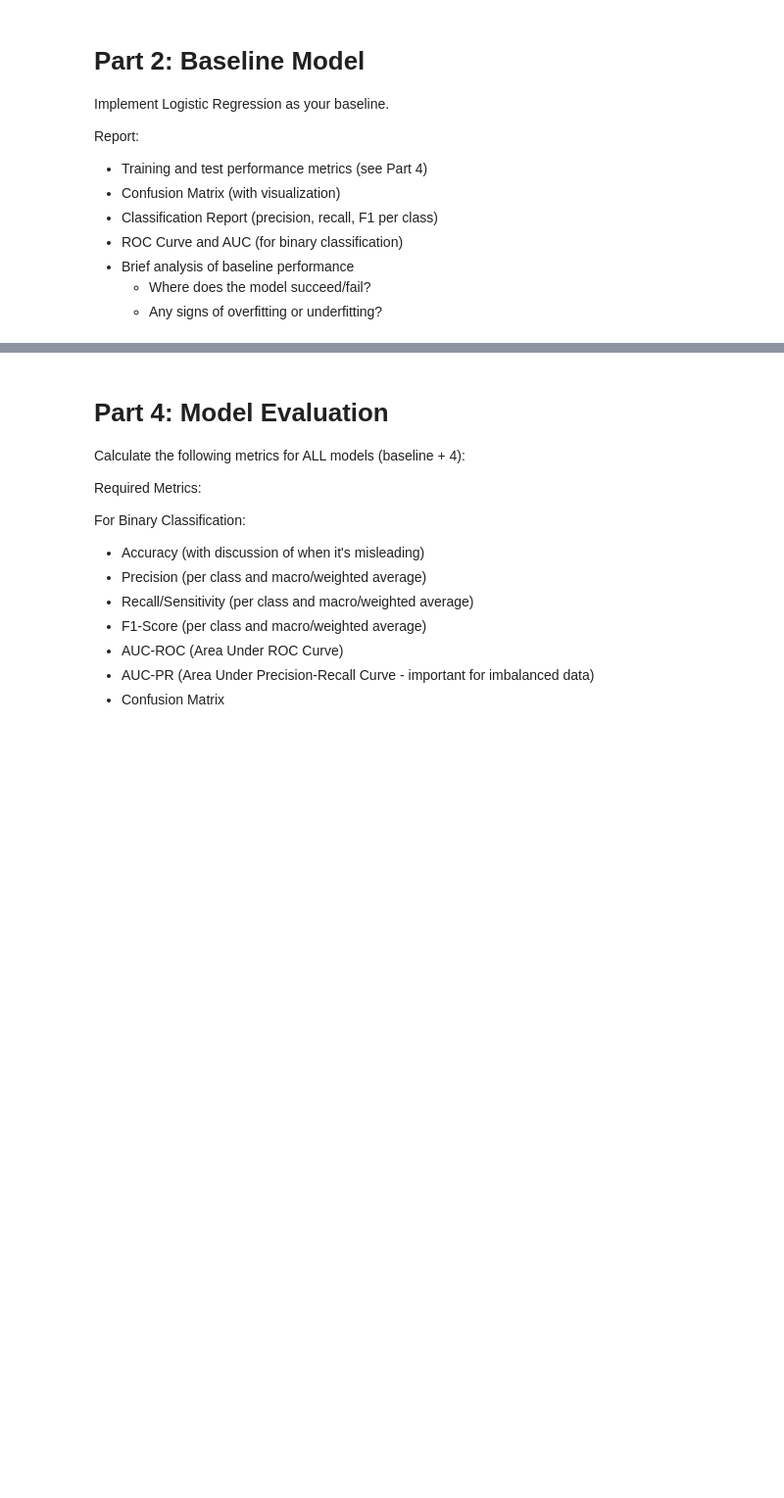
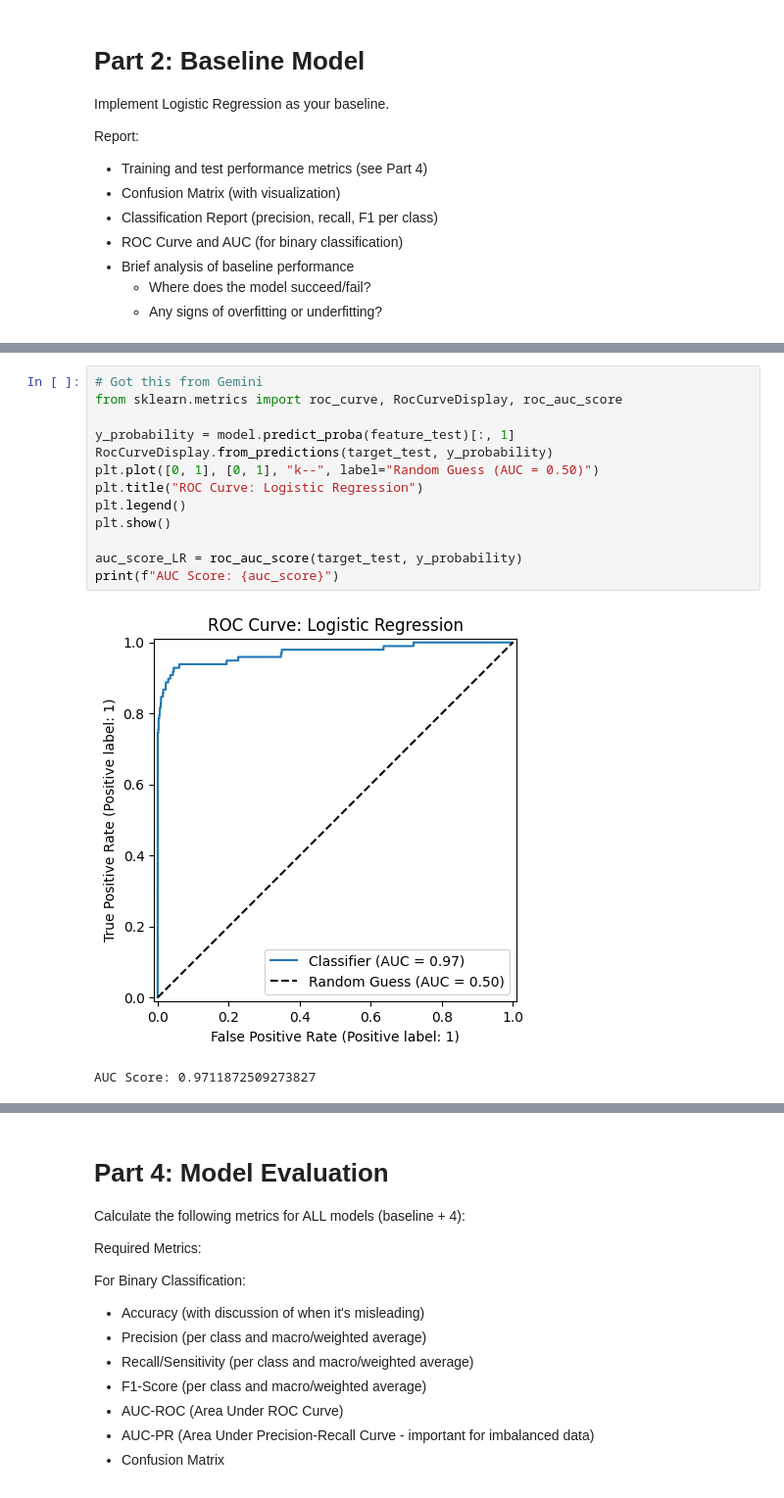
Before and after one commit to CruzJua/ClassificationModelsExploration, a Jupyter notebook: main.ipynb, the cells around one changed output, grey strips where cells are left out. Shown at 98% size. Saved outputs shown, nothing was run; the diff lists cells and outputs as text; blank space fills up the shorter version.

```diff
--- a/main.ipynb
+++ b/main.ipynb
@@ -133,0 +217,16 @@ Report:
+# %%
+# Got this from Gemini
+from sklearn.metrics import roc_curve, RocCurveDisplay, roc_auc_score
+
+y_probability = model.predict_proba(feature_test)[:, 1]
+RocCurveDisplay.from_predictions(target_test, y_probability)
+plt.plot([0, 1], [0, 1], "k--", label="Random Guess (AUC = 0.50)")
+plt.title("ROC Curve: Logistic Regression")
+plt.legend()
+plt.show()
+
+auc_score_LR = roc_auc_score(target_test, y_probability)
+print(f"AUC Score: {auc_score}")
+# %% [output]
+[figure, added]
+AUC Score: 0.9711872509273827
```
Also changed, not shown: parts of 37 cells of this notebook.
